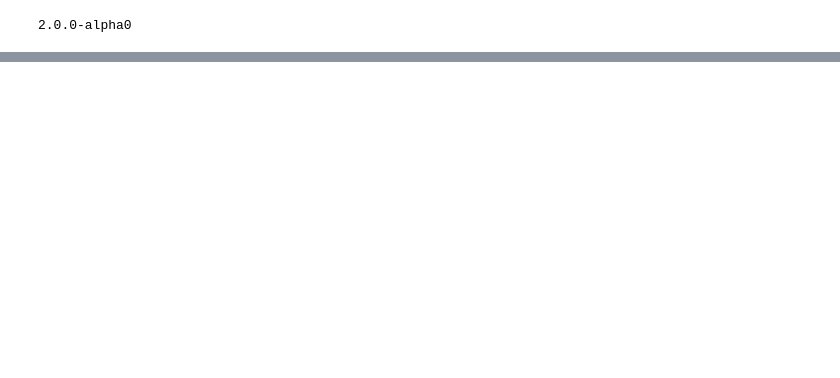
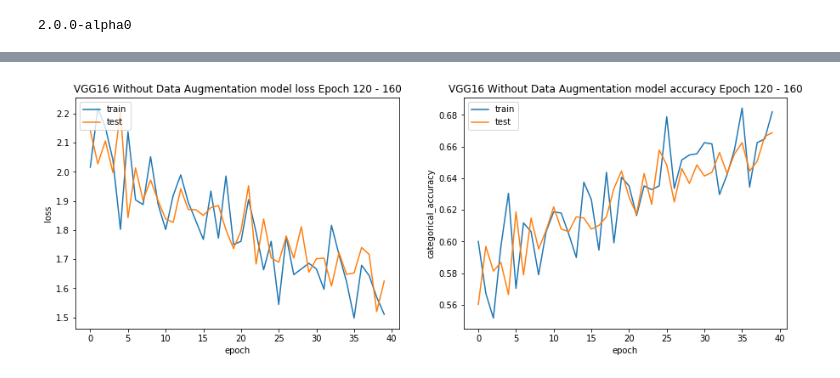
Before and after one commit to adaxz/6000G-5012_Project, a Jupyter notebook: code/Model.ipynb, the cells around one changed output, grey strips where cells are left out. Saved outputs shown, nothing was run; the diff lists cells and outputs as text; code cells hidden in the pictures; blank space fills up the shorter version.

```diff
--- a/code/Model.ipynb
+++ b/code/Model.ipynb
@@ -189,0 +241,11 @@ error: OpenCV(4.1.1) /io/opencv/modules/imgproc/src/color.cpp:182: error: (-215:
+# %%
+checkpointer_vgg3 = ModelCheckpoint(filepath='../saved_model/weights_vgg16_3.h5',
+                               verbose=1, save_best_only=True)
+
+history_vgg3 = model.fit_generator(generator=training_generator,
+                    validation_data=validation_generator,
+                    use_multiprocessing=True,
+                    callbacks=[checkpointer_vgg2],
+                    epochs=40,
+                    workers=8,
+                    verbose=1)
@@ -247,0 +368,6 @@ Epoch 80/80
+# %%
+loss_vgg_160 = 'VGG16 Without Data Augmentation model loss Epoch 120 - 160'
+acc_vgg_160 = 'VGG16 Without Data Augmentation model accuracy Epoch 120 - 160'
+fig3 = plot_history(history_vgg3, loss_vgg_160, acc_vgg_160)
+# %% [output]
+[figure, added]
```
Also changed, not shown: parts of 27 cells of this notebook.
